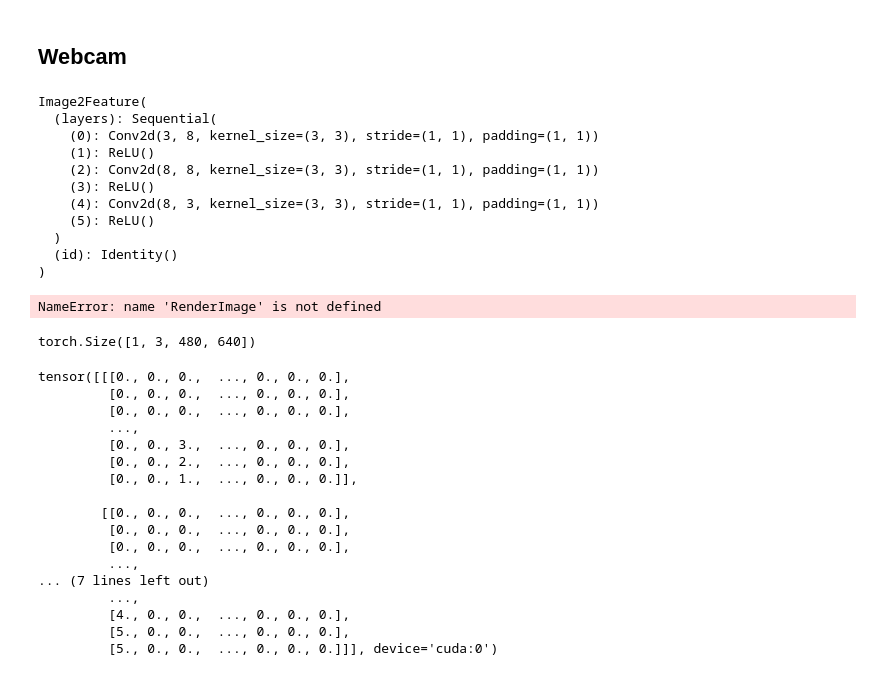
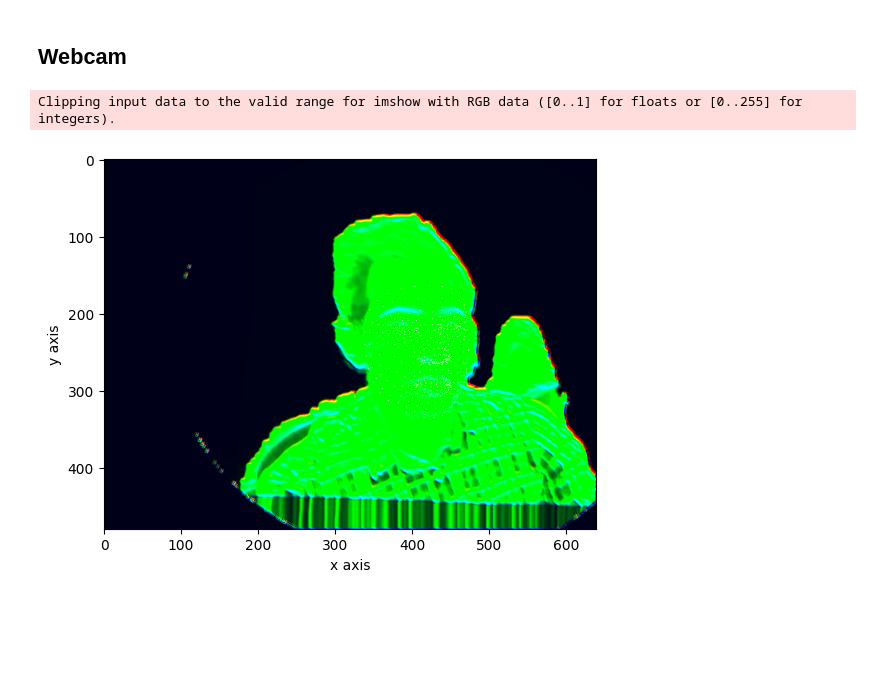
Before and after one commit to aminfadaei116/view-net, a Jupyter notebook: ViewNet notbook.ipynb, the cells around one changed output. Cells and saved outputs as stored; diff of their text form; code cells hidden in the pictures; blank space fills up the shorter version.

```diff
--- a/ViewNet notbook.ipynb
+++ b/ViewNet notbook.ipynb
@@ -159,9 +159,9 @@ with mp_face_mesh.FaceMesh(
 cap.release()
 cv2.destroyAllWindows()
 # %%
-class Image2Image(nn.Module):
+class Feature2Feature(nn.Module):
     def __init__(self):
-        super(Image2Feature, self).__init__()
+        super(Feature2Feature, self).__init__()
         self.layers = nn.Sequential(
             nn.Conv2d(in_channels=3, out_channels=8,kernel_size=3, padding=1),
             nn.ReLU(),
@@ -173,22 +173,20 @@ class Image2Image(nn.Module):
         self.id = nn.Identity()
 
     def forward(self, x):
-        return self.id(x)
-        # return self.layers(x)
+        return self.layers(x)
-# %%
-model = Image2Feature().to(DEVICE)
-print(model)
-# %% [output]
-Image2Feature(
-  (layers): Sequential(
-    (0): Conv2d(3, 8, kernel_size=(3, 3), stride=(1, 1), padding=(1, 1))
-    (1): ReLU()
-    (2): Conv2d(8, 8, kernel_size=(3, 3), stride=(1, 1), padding=(1, 1))
-    (3): ReLU()
-    (4): Conv2d(8, 3, kernel_size=(3, 3), stride=(1, 1), padding=(1, 1))
-    (5): ReLU()
-  )
-  (id): Identity()
-)
+# %%
+class ViewNet(nn.Module):
+    def __init__(self):
+        super(ViewNet, self).__init__()
+        self.Image2Feature = Feature2Feature()
+        self.Feature2Image = Feature2Feature()
+
+    def forward(self, height, width, refKey, tarKey, x, sd=0.01):
+        Features = self.Image2Feature(x)
+        TransformedFearures = RenderImage(height, width, refKey, tarKey, Features, sd=0.01)
+        Target = self.Feature2Image(TransformedFearures)
+        return Target
+# %%
+MyNet = ViewNet().to(DEVICE)
 # %%
 ref = imgRef.clone().detach().to(DEVICE).float()
@@ -198,35 +196,11 @@ out2 = RenderImage(height, width, refKey, tarKey, out1, sd=0.01)
 # %%
-output = RenderImage(height, width, refKey, tarKey, imgRef, sd=0.01)
-
-dummy = torch.squeeze(output)
+output3 = MyNet(height, width, refKey, tarKey, ref)
+dummy = torch.squeeze(output3 * 255)
 dummy = createMask(tarKey, height, width, dummy).int()
 
 img = showImageTensor(dummy, is3chan=True, isOutput=True, returnOutput=True)
 # showImageTensor(output.int(), is3chan=True, isOutput=True)
 # showImageTensor(output, isOutput=True)
 # %% [output]
-NameError: name 'RenderImage' is not defined
+Clipping input data to the valid range for imshow with RGB data ([0..1] for floats or [0..255] for integers).
+[figure, added]
-# %%
-out2.shape
-# %% [output]
-torch.Size([1, 3, 480, 640])
-# %%
-ref
-# %% [output]
-tensor([[[0., 0., 0.,  ..., 0., 0., 0.],
-         [0., 0., 0.,  ..., 0., 0., 0.],
-         [0., 0., 0.,  ..., 0., 0., 0.],
-         ...,
-         [0., 0., 3.,  ..., 0., 0., 0.],
-         [0., 0., 2.,  ..., 0., 0., 0.],
-         [0., 0., 1.,  ..., 0., 0., 0.]],
-
-        [[0., 0., 0.,  ..., 0., 0., 0.],
-         [0., 0., 0.,  ..., 0., 0., 0.],
-         [0., 0., 0.,  ..., 0., 0., 0.],
-         ...,
-... (7 lines left out)
-         ...,
-         [4., 0., 0.,  ..., 0., 0., 0.],
-         [5., 0., 0.,  ..., 0., 0., 0.],
-         [5., 0., 0.,  ..., 0., 0., 0.]]], device='cuda:0')
```
Also changed, not shown: parts of 1 cell of this notebook, 1 other file.
